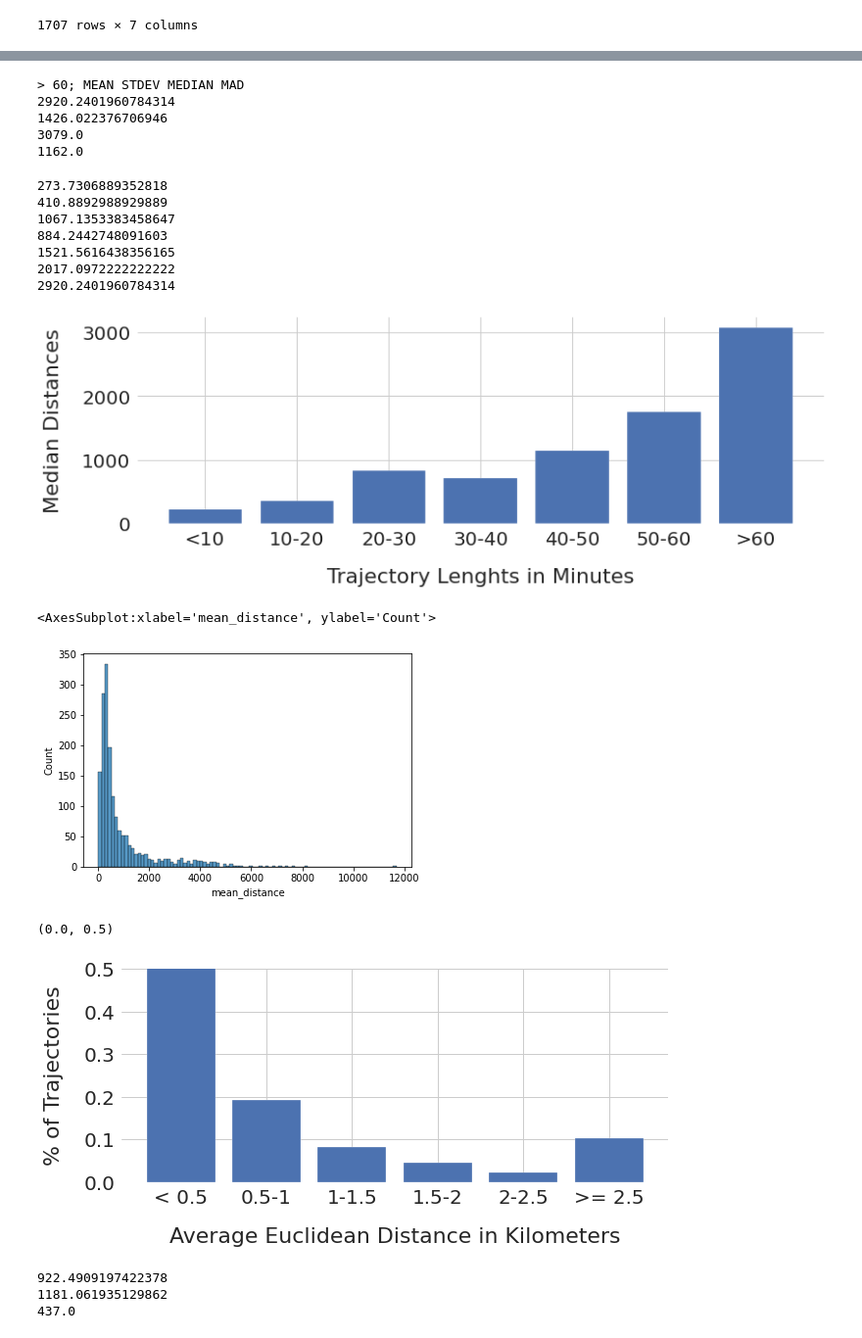
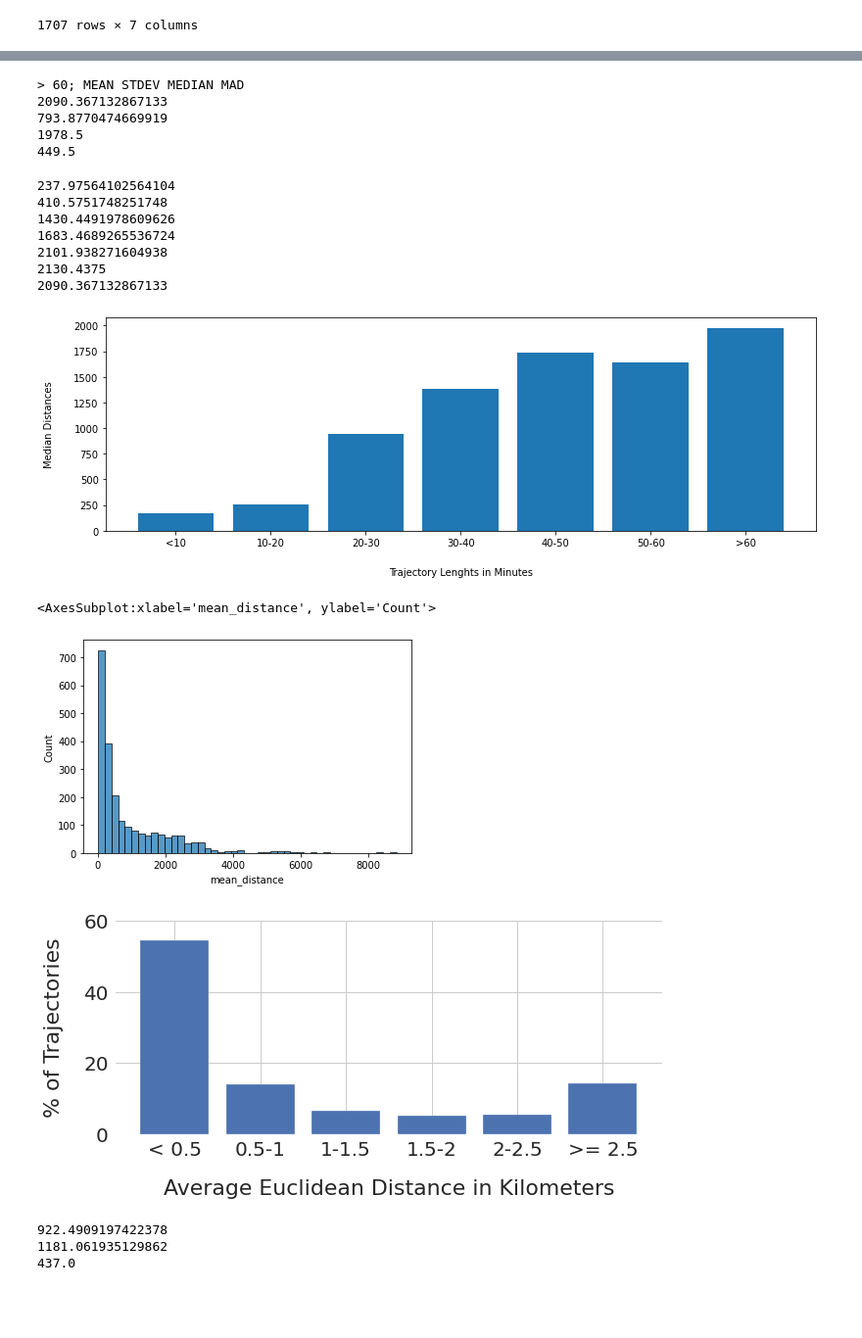
Before and after one commit to kono94/ship-path-prediction, a Jupyter notebook: deeprl/scripts/metrics.ipynb, the cells around one changed output, grey strips where cells are left out. Shown at 98% size. Saved outputs shown, nothing was run; the diff lists cells and outputs as text; code cells hidden in the pictures; blank space fills up the shorter version.

```diff
--- a/deeprl/scripts/metrics.ipynb
+++ b/deeprl/scripts/metrics.ipynb
@@ -9,7 +9,7 @@ from scipy import stats
 #1257.4986072423399
 #1253.6731382585315
 # %%
-prefix = '../../experiments/bc/big_ships_S3_10secs#[512,256,128,64,32]-steps30-seed5/steps30#[512,256,128,64,32]#seed5.csv'
+prefix = '../../experiments/bc/presentation_big_ship_2020_pass_wind_tide_10S_256_6lr#[512,256,128,64,32]-steps30-seed5/steps30#[512,256,128,64,32]#seed5.csv'
 title = 'BC_5epochs_256,128,64neurons'
 
 
@@ -153,10 +153,10 @@ print(median(more_60min))
 print(stats.median_abs_deviation(more_60min))
 # %% [output]
 > 60; MEAN STDEV MEDIAN MAD
-2920.2401960784314
-1426.022376706946
-3079.0
-1162.0
+2090.367132867133
+793.8770474669919
+1978.5
+449.5
 # %%
 for e in time_elems:
     print(mean(e))
@@ -166,60 +166,59 @@ plt.figure(figsize=(13,4))
 plt.bar(labels, [median(e) for e in time_elems])
 plt.ylabel("Median Distances", labelpad=20)
 plt.xlabel("Trajectory Lenghts in Minutes", labelpad=20)
-plt.savefig(f'pres_time_S3[512,256,128,64,32].png', format="png", bbox_inches='tight')
+#plt.savefig(f'press_pass.svg', format="svg", bbox_inches='tight')
 # %% [output]
-273.7306889352818
-410.8892988929889
-1067.1353383458647
-884.2442748091603
-1521.5616438356165
-2017.0972222222222
-2920.2401960784314
+237.97564102564104
+410.5751748251748
+1430.4491978609626
+1683.4689265536724
+2101.938271604938
+2130.4375
+2090.367132867133
-[figure, old version]
+[figure, new version]
 # %%
 sns.histplot(x=mean_dists)
 # %% [output]
 <AxesSubplot:xlabel='mean_distance', ylabel='Count'>
-[figure, old version]
+[figure, new version]
 # %%
 labels = ['< 0.5', '0.5-1' ,'1-1.5' , '1.5-2','2-2.5', '>= 2.5' ]
 n_trajs = []
 
 all = len(mean_dists)
-n_trajs.append(len(mean_dists[mean_dists < 500]) / all)
-n_trajs.append(len(mean_dists[(mean_dists >= 500) & (mean_dists <= 999)]) / all)
-n_trajs.append(len(mean_dists[(mean_dists >= 1000) & (mean_dists <= 1499)]) / all)
-n_trajs.append(len(mean_dists[(mean_dists >= 1500) & (mean_dists <= 1999)]) / all)
-n_trajs.append(len(mean_dists[(mean_dists >= 2000) & (mean_dists <= 2499)]) / all)
-n_trajs.append(len(mean_dists[mean_dists > 2499]) / all)
+n_trajs.append(len(mean_dists[mean_dists < 500]) / all * 100)
+n_trajs.append(len(mean_dists[(mean_dists >= 500) & (mean_dists <= 999)]) / all * 100 )
+n_trajs.append(len(mean_dists[(mean_dists >= 1000) & (mean_dists <= 1499)]) / all* 100)
+n_trajs.append(len(mean_dists[(mean_dists >= 1500) & (mean_dists <= 1999)]) / all* 100)
+n_trajs.append(len(mean_dists[(mean_dists >= 2000) & (mean_dists <= 2499)]) / all* 100)
+n_trajs.append(len(mean_dists[mean_dists > 2499]) / all* 100)
 
 plt.figure(figsize=(10,4))
 plt.style.use('seaborn')
 sns.set_style("whitegrid")
 SMALL_SIZE = 20
 MEDIUM_SIZE = 22
 BIGGER_SIZE = 22
 
 plt.rc('font', size=SMALL_SIZE)          # controls default text sizes
 plt.rc('axes', titlesize=SMALL_SIZE)     # fontsize of the axes title
 plt.rc('axes', labelsize=MEDIUM_SIZE)    # fontsize of the x and y labels
 plt.rc('xtick', labelsize=SMALL_SIZE)    # fontsize of the tick labels
 plt.rc('ytick', labelsize=SMALL_SIZE)    # fontsize of the tick labels
 plt.rc('legend', fontsize=SMALL_SIZE)    # legend fontsize
 plt.rc('figure', titlesize=BIGGER_SIZE)  # fontsize of the figure title
 
 plt.bar(labels,n_trajs)
-plt.ylabel("Fraction of Trajectories", labelpad=20)
+plt.ylabel("% of Trajectories", labelpad=20)
 plt.xlabel("Average Euclidean Distance in Kilometers", labelpad=20)
 #plt.xticks(fontsize = 15)
 #plt.yticks(fontsize = 15)
-plt.ylim(0, 0.5)
+plt.ylim(0, 60)
 #plt.draw()
 #_NO_LABELS
-#plt.savefig(f'coll_big_ships_S3_10secs#[512,256,128,64,32]-steps30.svg', format="svg", bbox_inches='tight')
+plt.savefig(f'press_hist.svg', format="svg", bbox_inches='tight')
 # %% [output]
-(0.0, 0.5)
-[figure, old version]
+[figure, new version]
 # %%
 print(mean(mean_dists))
 print(stdev(mean_dists))
```
Also changed, not shown: parts of 7 cells of this notebook, 7 other files.
